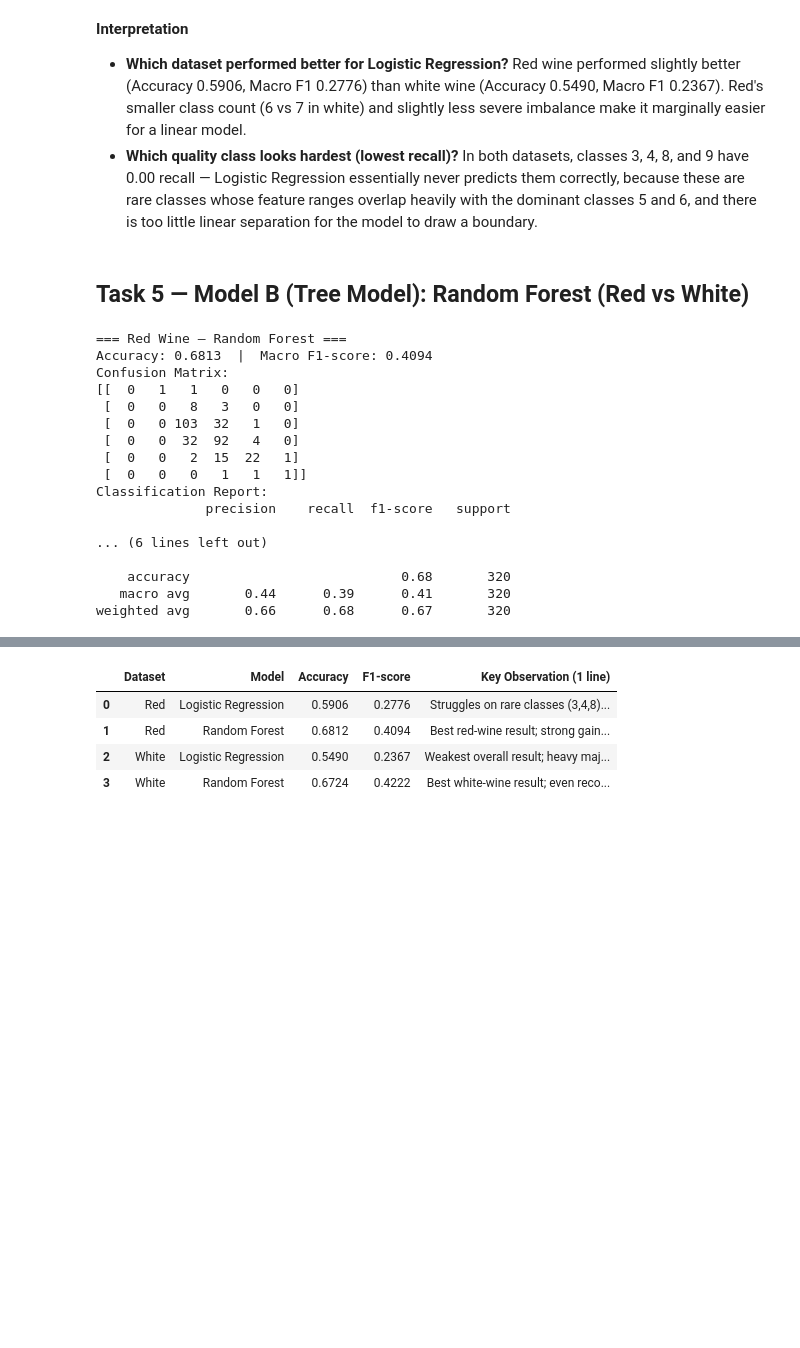
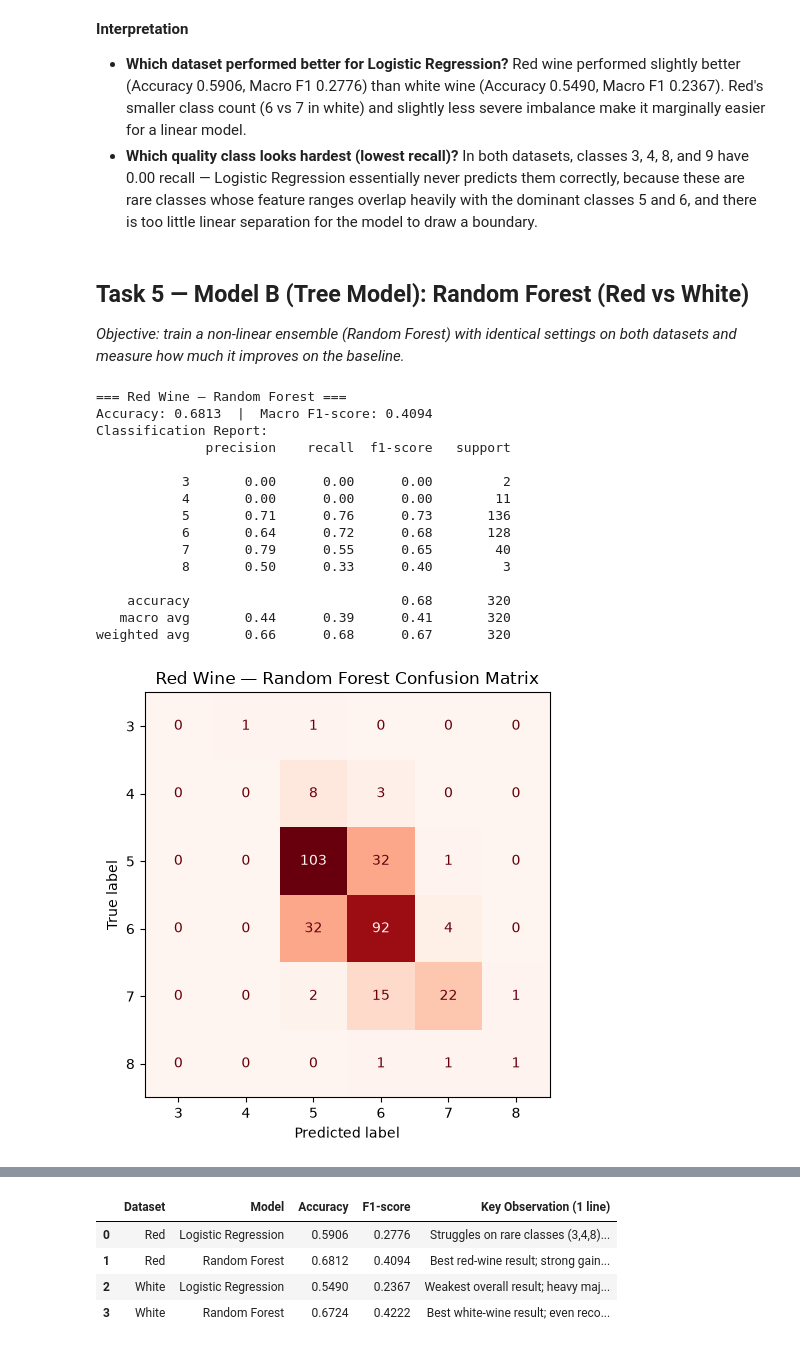
Before and after one commit to manidixit16/aimlassignment, a Jupyter notebook: Wine_Quality_Comparative_Study_Mani_PGDSAI3.ipynb, the cells around one changed output, grey strips where cells are left out. Cells and saved outputs as stored; diff of their text form; code cells hidden in the pictures; blank space fills up the shorter version.

```diff
--- a/Wine_Quality_Comparative_Study_Mani_PGDSAI3.ipynb
+++ b/Wine_Quality_Comparative_Study_Mani_PGDSAI3.ipynb
@@ -358,42 +389,50 @@ weighted avg       0.53      0.55      0.52       980
   to draw a boundary.
 # %% [markdown]
 ## Task 5 — Model B (Tree Model): Random Forest (Red vs White)
+
+*Objective: train a non-linear ensemble (Random Forest) with identical settings on both datasets and measure how much it improves on the baseline.*
 # %%
 def train_rf(X_train, X_test, y_train, y_test, name):
     rf = RandomForestClassifier(n_estimators=300, random_state=42)
     rf.fit(X_train, y_train)
     pred = rf.predict(X_test)
     acc = accuracy_score(y_test, pred)
     f1 = f1_score(y_test, pred, average='macro')
 
     print(f"=== {name} — Random Forest ===")
     print(f"Accuracy: {acc:.4f}  |  Macro F1-score: {f1:.4f}")
-    print("Confusion Matrix:")
-    print(confusion_matrix(y_test, pred))
     print("Classification Report:")
     print(classification_report(y_test, pred, zero_division=0))
 
-    return {'accuracy': acc, 'f1_macro': f1, 'pred': pred, 'cm': confusion_matrix(y_test, pred)}
+    labels = sorted(set(y_test) | set(pred))
+    cm = confusion_matrix(y_test, pred, labels=labels)
+    fig, ax = plt.subplots(figsize=(6, 5))
+    ConfusionMatrixDisplay(cm, display_labels=labels).plot(cmap='Reds' if 'Red' in name else 'YlOrBr',
+                                                           colorbar=False, ax=ax)
+    ax.set_title(f'{name} — Random Forest Confusion Matrix')
+    plt.tight_layout()
+    plt.show()
+
+    return {'accuracy': acc, 'f1_macro': f1, 'pred': pred, 'cm': cm}
 
 red_rf = train_rf(Xr_train, Xr_test, yr_train, yr_test, "Red Wine")
 # %% [output]
 === Red Wine — Random Forest ===
 Accuracy: 0.6813  |  Macro F1-score: 0.4094
-Confusion Matrix:
-[[  0   1   1   0   0   0]
- [  0   0   8   3   0   0]
- [  0   0 103  32   1   0]
- [  0   0  32  92   4   0]
- [  0   0   2  15  22   1]
- [  0   0   0   1   1   1]]
 Classification Report:
               precision    recall  f1-score   support
 
-... (6 lines left out)
+           3       0.00      0.00      0.00         2
+           4       0.00      0.00      0.00        11
+           5       0.71      0.76      0.73       136
+           6       0.64      0.72      0.68       128
+           7       0.79      0.55      0.65        40
+           8       0.50      0.33      0.40         3
 
     accuracy                           0.68       320
    macro avg       0.44      0.39      0.41       320
 weighted avg       0.66      0.68      0.67       320
+[figure, added]
 # %%
 white_rf = train_rf(Xw_train, Xw_test, yw_train, yw_test, "White Wine")
 # %% [output]
```
Also changed, not shown: parts of 15 cells of this notebook, 2 other files.
